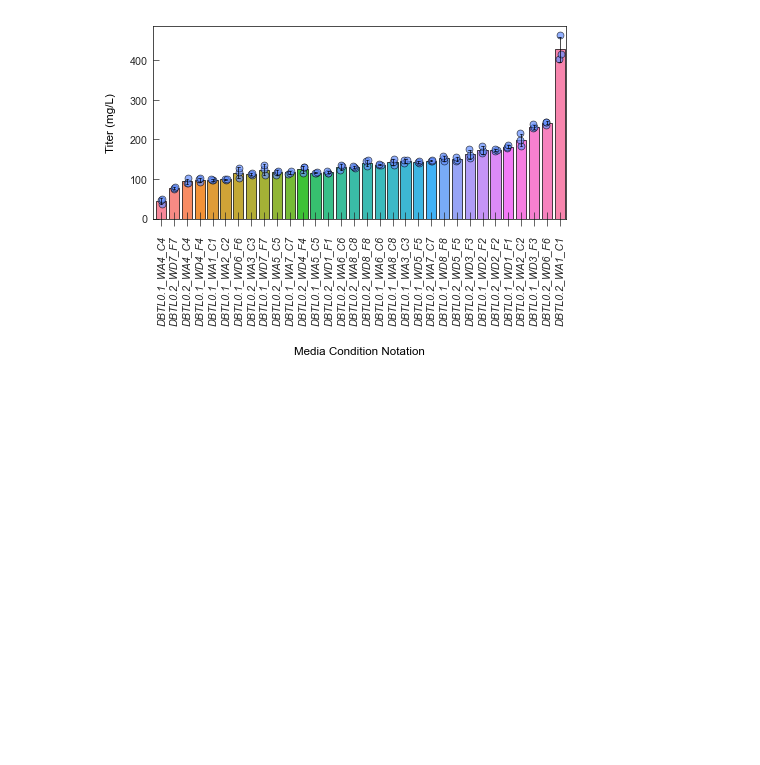
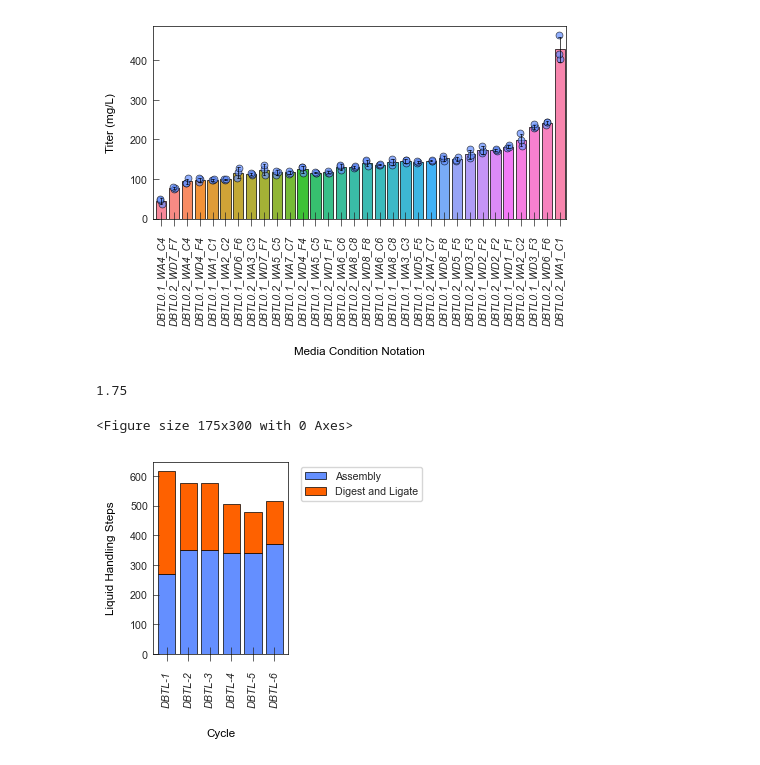
Before and after one commit to JBEI/Isoprenol_CRISPRi, a Jupyter notebook: CRISPRi_Figures.ipynb, the cells around one changed output. Drawn from its saved outputs; the diff is of its cells as text; code cells hidden in the pictures; blank space fills up the shorter version.

```diff
--- a/CRISPRi_Figures.ipynb
+++ b/CRISPRi_Figures.ipynb
@@ -138,3 +271,38 @@ plt.show()
 # %% [output]
 5.333333333333333
 [figure]
+# %%
+fig="Dispenses"
+df = pd.read_csv('Figure_Data\\241001_CRISPRi_Dispenses.csv')
+data_dispenses = df.copy()
+
+# Set the palette
+sns.set_palette(palette=enmax_palette)
+
+# Pivot the data for the stacked bar plot
+stacked_data = data_dispenses.pivot_table(index='Cycle', columns='Stage', values='Dispenses', aggfunc='sum', fill_value=0)
+
+w = len(data)/12
+print(w)
+
+plt.figure(figsize=(w, 3))
+
+# Plot the stacked bar chart
+ax = stacked_data.plot(kind='bar', stacked=True, width=0.8, figsize=(w, 2.5), linewidth =line_size, edgecolor="0",)
+
+# Set labels and formatting
+plt.xlabel('Cycle', labelpad=15)
+plt.ylabel('Liquid Handling Steps', labelpad=10)
+plt.xticks(rotation='vertical', style='italic')
+
+# Add legend
+plt.legend(title='',labels=['Assembly','Digest and Ligate'], bbox_to_anchor=(1.05, 1), loc='upper left')
+
+# Tighten layout and show the plot
+plt.tight_layout()
+plt.savefig(f'Figure_Export/{fig}.svg', dpi=1200, bbox_inches='tight')
+plt.show()
+# %% [output]
+1.75
+<Figure size 175x300 with 0 Axes>
+[figure, added]
```
Also changed, not shown: parts of 7 cells of this notebook, 17 other files.
